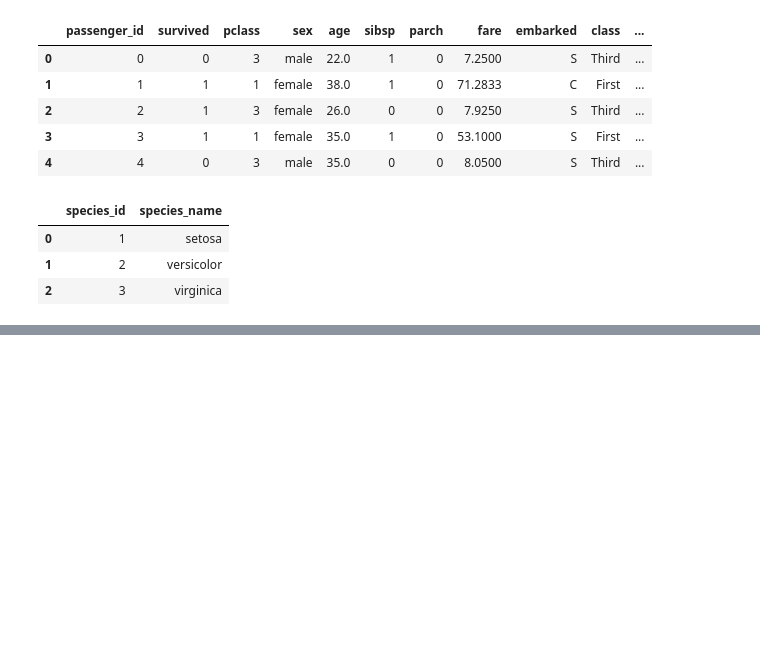
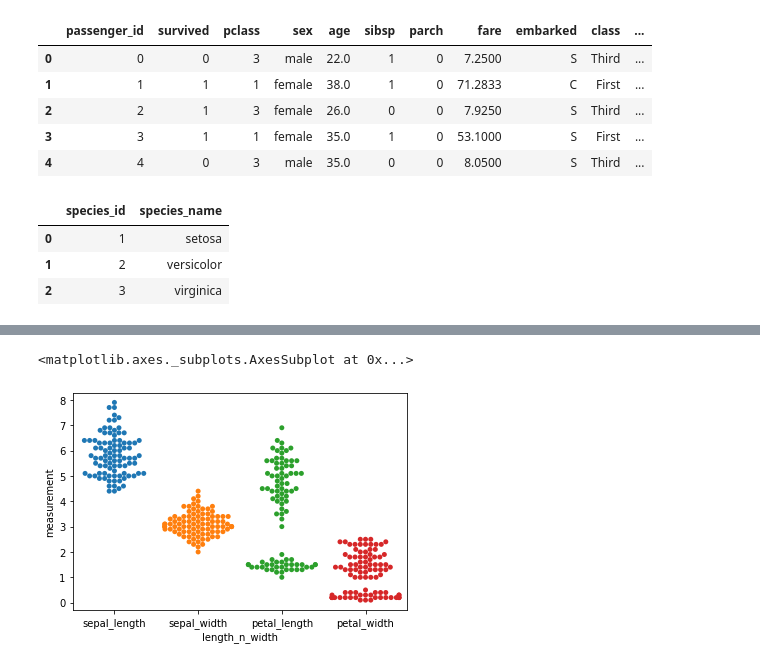
Before and after one commit to AAranda10/classification-exercises, a Jupyter notebook: classification_exercises.ipynb, the cells around one changed output, grey strips where cells are left out. Cells and saved outputs as stored; diff of their text form; code cells hidden in the pictures; blank space fills up the shorter version.

```diff
--- a/classification_exercises.ipynb
+++ b/classification_exercises.ipynb
@@ -275,0 +281,9 @@ my_iris_data().head()
+# %%
+iris = acquire.get_iris_data()
+iris = iris.drop(columns={'measurement_id', 'species_id'})
+iris = iris[~ iris.sepal_length.isna()]
+iris = iris[~ iris.sepal_width.isna()]
+iris = iris[~ iris.petal_length.isna()]
+iris = iris[~ iris.petal_width.isna()]
+iris = iris.rename(columns = {'species_name' : 'species'})
+iris.head()
@@ -275,0 +297,6 @@ my_iris_data().head()
+# %%
+train, validate, test = np.split(iris.sample(frac=1), [int(.6*len(iris)), int(.8*len(iris))])
+# %%
+train = train[['sepal_length', 'sepal_width', 'petal_length', 'petal_width', 'species']]
+
+train.head()
@@ -275,0 +310,6 @@ my_iris_data().head()
+# %%
+train_melt = train.melt(id_vars= 'species', var_name= 'length_n_width', value_name= 'measurement')
+sns.swarmplot(data=train_melt, y='measurement', x='length_n_width')
+# %% [output]
+<matplotlib.axes._subplots.AxesSubplot at 0x...>
+[figure, added]
```
Also changed, not shown: parts of 7 cells of this notebook.
